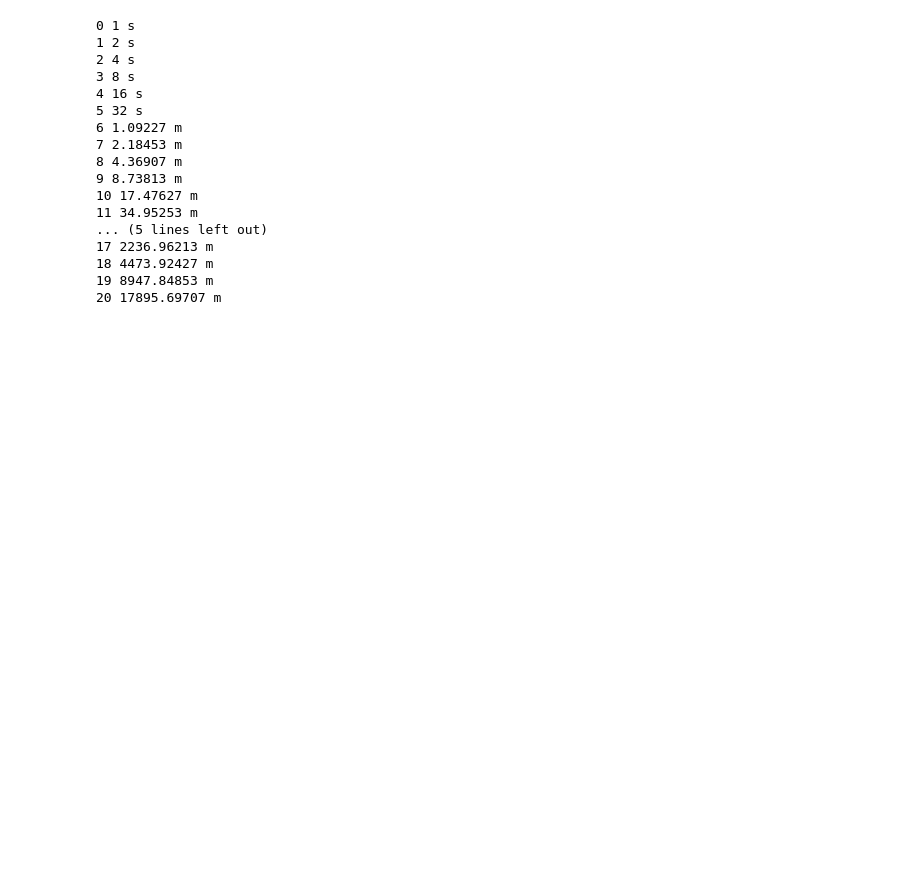
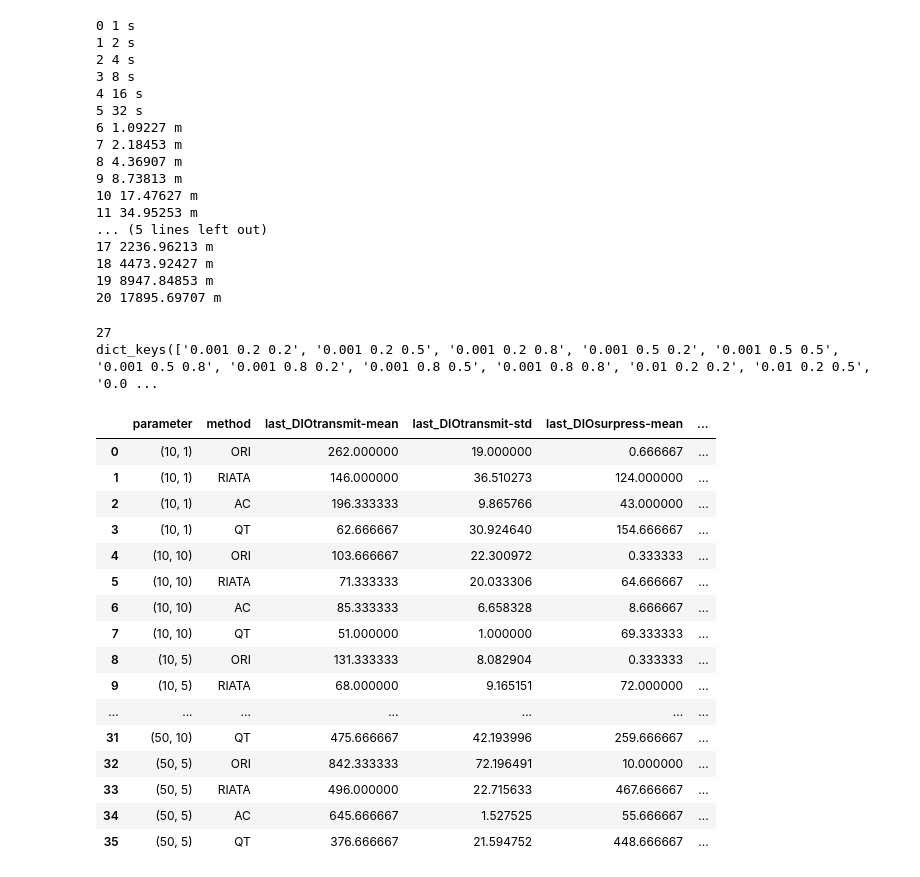
Before and after one commit to FXKevinK/iotlab-ed, a Jupyter notebook: test.ipynb, the cells around one changed output. Saved outputs shown, nothing was run; the diff lists cells and outputs as text; code cells hidden in the pictures; blank space fills up the shorter version.

```diff
--- a/test.ipynb
+++ b/test.ipynb
@@ -461,3 +462,18 @@ for i in range(imax+1):
 18 4473.92427 m
 19 8947.84853 m
 20 17895.69707 m
+# %%
+lds = [0.2, 0.5, 0.8]
+eps = [0.001, 0.01, 0.1]
+
+comb = {}
+for ep in eps:
+    for l in lds:
+        for d in lds:
+            t = "{} {} {}".format(ep, l, d)
+            comb[t] = 0
+
+print(comb.keys(), print(len(comb.keys())))
+# %% [output]
+27
+dict_keys(['0.001 0.2 0.2', '0.001 0.2 0.5', '0.001 0.2 0.8', '0.001 0.5 0.2', '0.001 0.5 0.5', '0.001 0.5 0.8', '0.001 0.8 0.2', '0.001 0.8 0.5', '0.001 0.8 0.8', '0.01 0.2 0.2', '0.01 0.2 0.5', '0.0 ...
@@ -463,0 +1005,23 @@ for i in range(imax+1):
+# %%
+import pandas as pd
+
+df = pd.read_csv("simulator/bin/simData/comparison_merged.csv")
+df
+# %% [output]
+|  | parameter | method | last_DIOtransmit-mean | last_DIOtransmit-std | last_DIOsurpress-mean | ... |
+| 0 | (10, 1) | ORI | 262.000000 | 19.000000 | 0.666667 | ... |
+| 1 | (10, 1) | RIATA | 146.000000 | 36.510273 | 124.000000 | ... |
+| 2 | (10, 1) | AC | 196.333333 | 9.865766 | 43.000000 | ... |
+| 3 | (10, 1) | QT | 62.666667 | 30.924640 | 154.666667 | ... |
+| 4 | (10, 10) | ORI | 103.666667 | 22.300972 | 0.333333 | ... |
+| 5 | (10, 10) | RIATA | 71.333333 | 20.033306 | 64.666667 | ... |
+| 6 | (10, 10) | AC | 85.333333 | 6.658328 | 8.666667 | ... |
+| 7 | (10, 10) | QT | 51.000000 | 1.000000 | 69.333333 | ... |
+| 8 | (10, 5) | ORI | 131.333333 | 8.082904 | 0.333333 | ... |
+| 9 | (10, 5) | RIATA | 68.000000 | 9.165151 | 72.000000 | ... |
+| ... | ... | ... | ... | ... | ... | ... |
+| 31 | (50, 10) | QT | 475.666667 | 42.193996 | 259.666667 | ... |
+| 32 | (50, 5) | ORI | 842.333333 | 72.196491 | 10.000000 | ... |
+| 33 | (50, 5) | RIATA | 496.000000 | 22.715633 | 467.666667 | ... |
+| 34 | (50, 5) | AC | 645.666667 | 1.527525 | 55.666667 | ... |
+| 35 | (50, 5) | QT | 376.666667 | 21.594752 | 448.666667 | ... |
```
Also changed, not shown: parts of 14 cells of this notebook, 38 other files.
